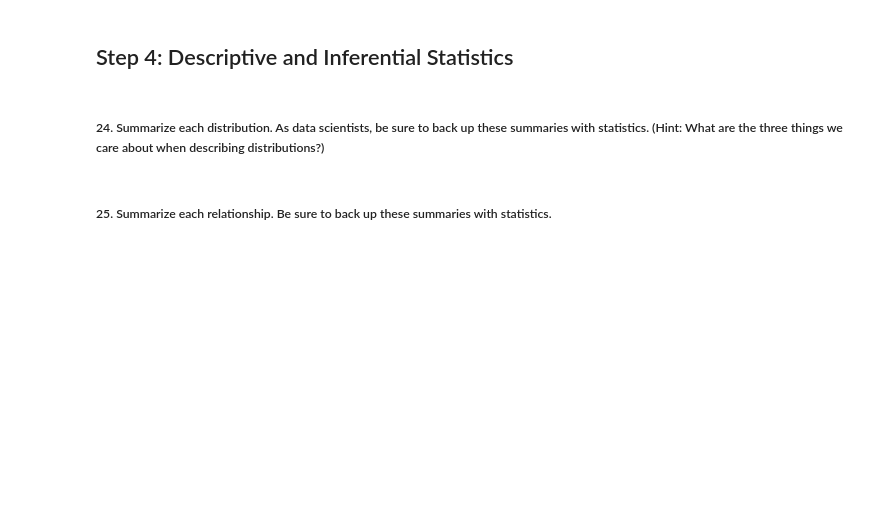
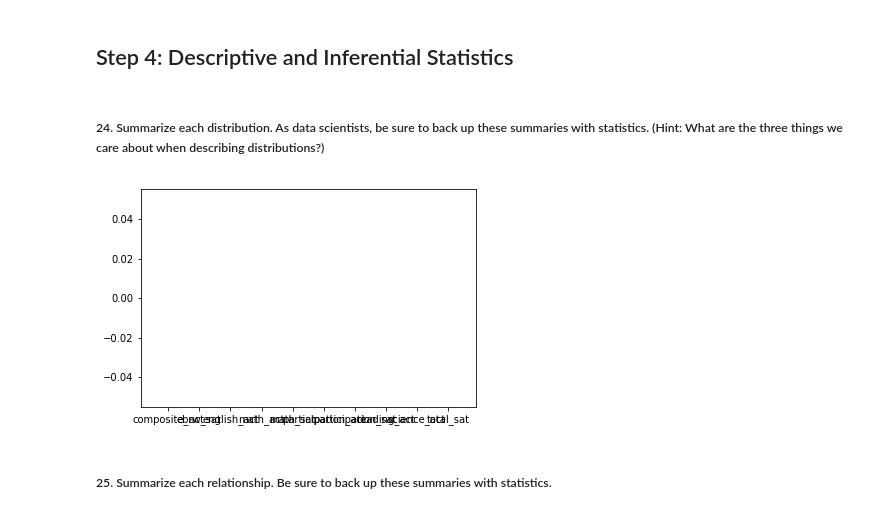
Before and after one commit to helencai62/SAT_participation_project, a Jupyter notebook: code/starter-code.ipynb, the cells around one changed output. Saved outputs shown, nothing was run; the diff lists cells and outputs as text; code cells hidden in the pictures; blank space fills up the shorter version.

```diff
--- a/code/starter-code.ipynb
+++ b/code/starter-code.ipynb
@@ -551,12 +599,12 @@ see above in 20)
 # %%
 import scipy.stats as stats
 import numpy as np
 import matplotlib.pyplot as plt
 #shape, center, spread
-merged_numeric_df.apply([np.mean, np.median, np.std], axis=0).T
-for i in merged_numeric_df.columns:
-    display(merged_numeric_df[i].plot(kind='bar', figsize = (14,8)))
-#plt.bar(merged_numeric_df.columns, merged_numeric_df.isnull().sum());
+
+plt.bar(merged_numeric_df.columns, merged_numeric_df.isnull().sum());
+# %% [output]
+[figure, added]
 # %% [markdown]
 ##### 25. Summarize each relationship. Be sure to back up these summaries with statistics.
 # %%
```
Also changed, not shown: parts of 21 cells of this notebook, 2 other files.
